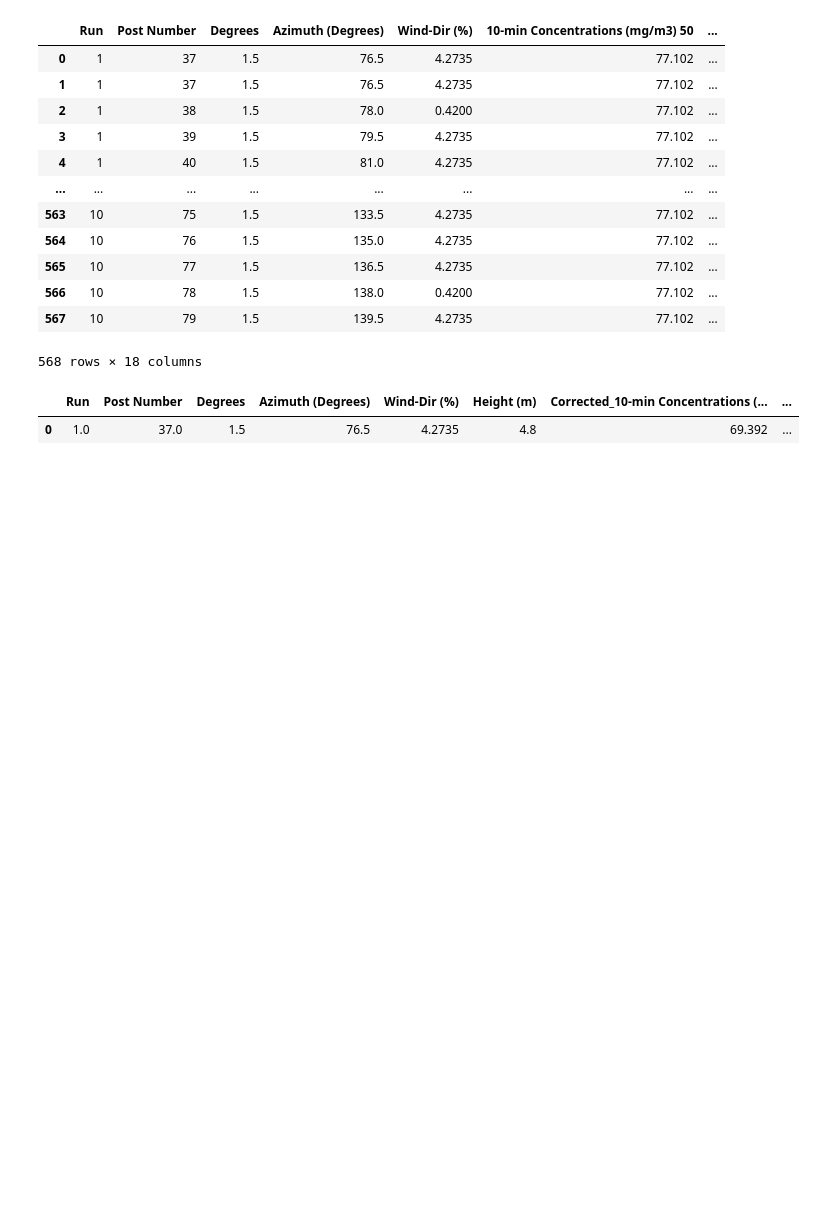
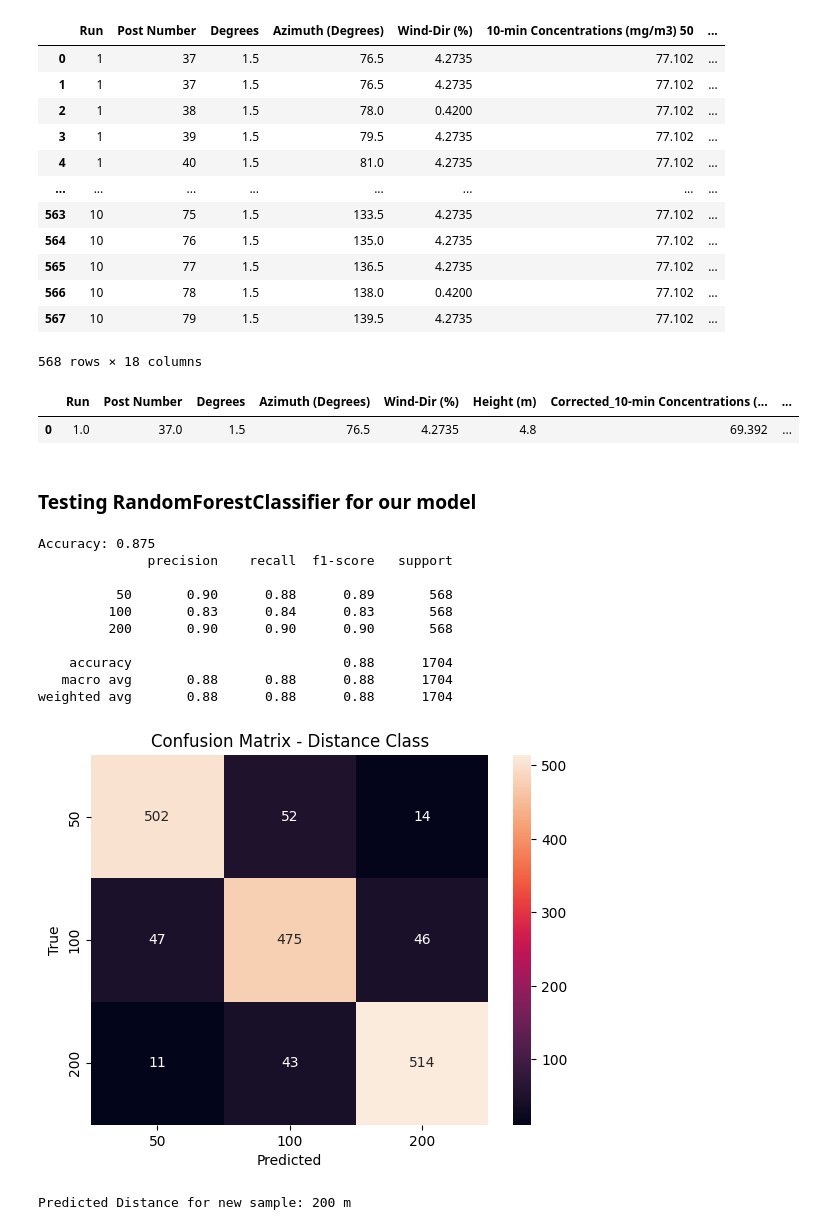
Before and after one commit to gviglione/DataAnalyticsProject, a Jupyter notebook: src/proof_run.ipynb, the cells around one changed output. Saved outputs shown, nothing was run; the diff lists cells and outputs as text; code cells hidden in the pictures; blank space fills up the shorter version.

Commit message:
Added RandomForestClassifier trial

```diff
--- a/src/proof_run.ipynb
+++ b/src/proof_run.ipynb
@@ -611,3 +603,5 @@ new_so2_df.head(1)
 # %% [output]
 |  | Run | Post Number | Degrees | Azimuth (Degrees) | Wind-Dir (%) | Height (m) | Corrected_10-min Concentrations (... | ... |
 | 0 | 1.0 | 37.0 | 1.5 | 76.5 | 4.2735 | 4.8 | 69.392 | ... |
+# %% [markdown]
+### Testing RandomForestClassifier for our model
@@ -613,0 +611,69 @@ new_so2_df.head(1)
+# %%
+# Identifico le colonne delle concentrazioni
+concentration_colums = [
+    "Corrected_10-min Concentrations (mg/m3) 50",
+    "Corrected_10-min Concentrations (mg/m3) 100",
+    "Corrected_10-min Concentrations (mg/m3) 200",
+]
+# Uso pd.melt per trasformare il Dataframe
+df_melted = pd.melt(new_so2_df,
+                    id_vars=["Run", "Post Number", "Degrees", "Azimuth (Degrees)", "Wind-Dir (%)", "Height (m)"],
+                    value_vars=concentration_colums,
+                    var_name="Distance", # nome della colonna che contiene i nomi delle concentrazioni
+                    value_name="Concentration (mg/m3)") # nome della colonna che contiene i valori delle concentrazioni
+
+df_melted = df_melted.sort_values(by=["Run", "Post Number", "Distance"]).reset_index(drop=True)
+df_melted["Distance"] = df_melted["Distance"].str.extract(r'(\d+)$').astype(int) # Estrai il numero dalla colonna "Distance"
+df_melted.drop_duplicates()
+df_melted.to_csv("SO2_Concentration_Hill2_Corrected_Melted.csv", index=False)
+# %%
+from sklearn.ensemble import RandomForestClassifier
+from sklearn.metrics import accuracy_score, classification_report
+from sklearn.model_selection import KFold, cross_val_predict
+modelC = RandomForestClassifier(n_estimators=100, random_state=42)
+# Cross validation prediction
+y = df_melted['Distance']
+kf = KFold(n_splits=10, shuffle=True, random_state=42)
+y_predC = cross_val_predict(modelC, X, y, cv=kf)
+
+# Valutazione
+print("Accuracy:", accuracy_score(y, y_predC))
+print(classification_report(y, y_predC))
+
+# Visualizzo la matrice di confusione
+import seaborn as sns
+import matplotlib.pyplot as plt
+from sklearn.metrics import confusion_matrix
+
+import numpy as np
+classes = np.unique(y)
+cm = confusion_matrix(y, y_predC, labels=classes)
+sns.heatmap(cm, annot=True, fmt='d', xticklabels=classes, yticklabels=classes)
+plt.xlabel("Predicted")
+plt.ylabel("True")
+plt.title("Confusion Matrix - Distance Class")
+plt.show()
+# %% [output]
+Accuracy: 0.875
+              precision    recall  f1-score   support
+
+          50       0.90      0.88      0.89       568
+         100       0.83      0.84      0.83       568
+         200       0.90      0.90      0.90       568
+
+    accuracy                           0.88      1704
+   macro avg       0.88      0.88      0.88      1704
+weighted avg       0.88      0.88      0.88      1704
+[figure, added]
+# %%
+modelC.fit(X, y)
+new_sample = pd.DataFrame({
+    "Concentration (mg/m3)": [0.5],
+    "Wind-Dir (%)": [10],
+    "Height (m)": [5],
+    "Degrees": [45]
+})
+predicted_distance = modelC.predict(new_sample)
+print(f"Predicted Distance for new sample: {predicted_distance[0]} m")
+# %% [output]
+Predicted Distance for new sample: 200 m
```
Also changed, not shown: parts of 6 cells of this notebook, 2 other files.
